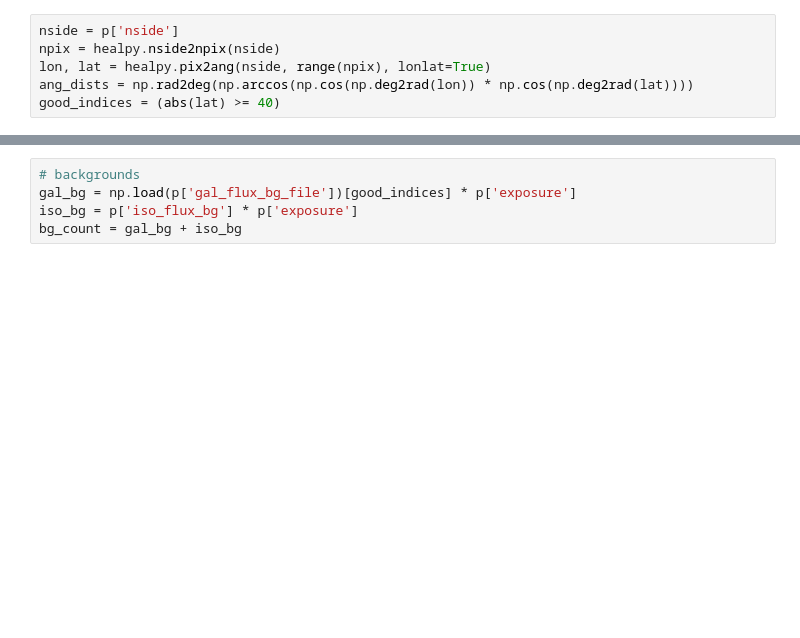
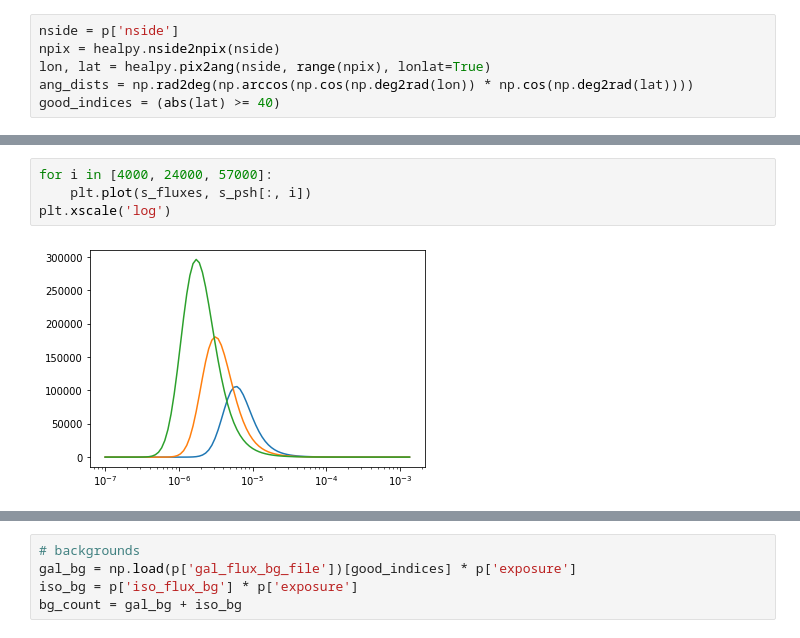
Before and after one commit to runburg/dm_gal_substructure, a Jupyter notebook: param_scan.ipynb, the cells around one changed output, grey strips where cells are left out. Cells and saved outputs as stored; diff of their text form; blank space fills up the shorter version.

```diff
--- a/param_scan.ipynb
+++ b/param_scan.ipynb
@@ -46,3 +57,9 @@ s_counts = np.arange(0, 20)
+# %%
+for i in [4000, 24000, 57000]:
+    plt.plot(s_fluxes, s_psh[:, i])
+plt.xscale('log')
+# %% [output]
+[figure, added]
 # %%
 ## SOM
 som_psh, som_pshfunc2d, som_fluxes, _= pd.psh_som(ang_dists[good_indices], return_all=True)
```
Also changed, not shown: parts of 14 cells of this notebook, 2 other files.
